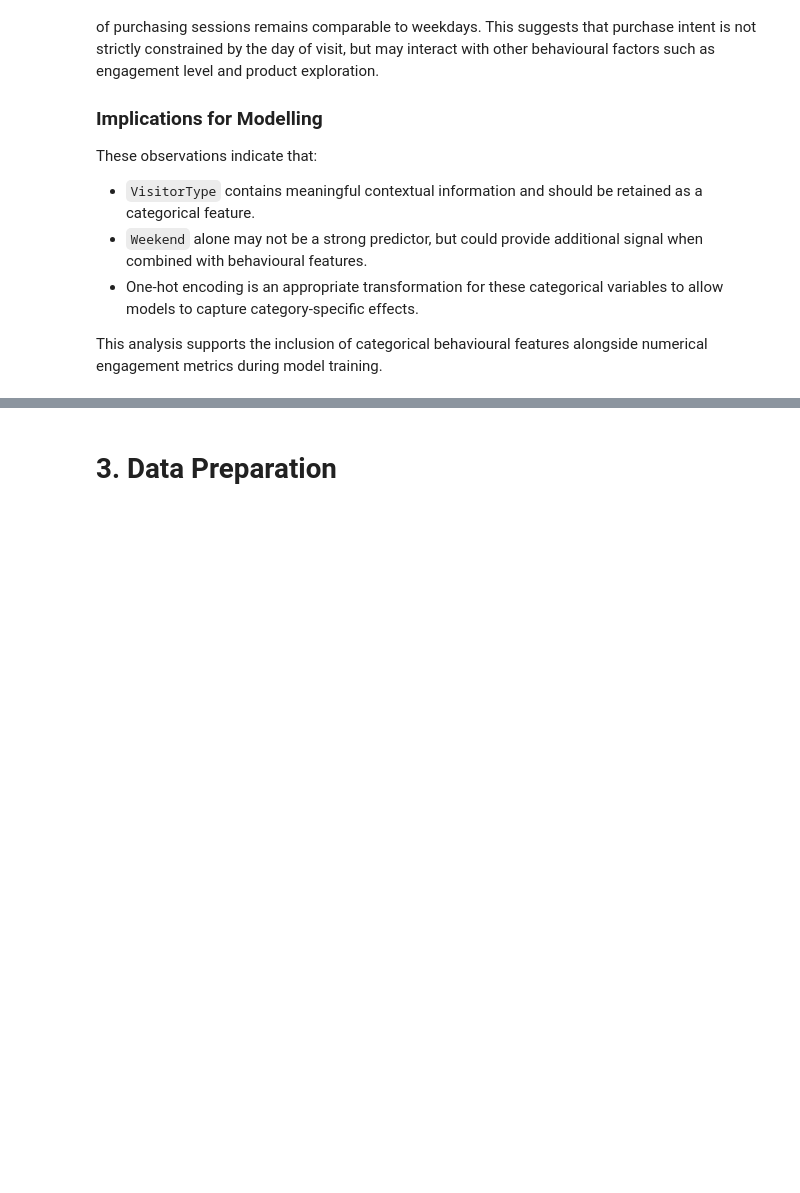
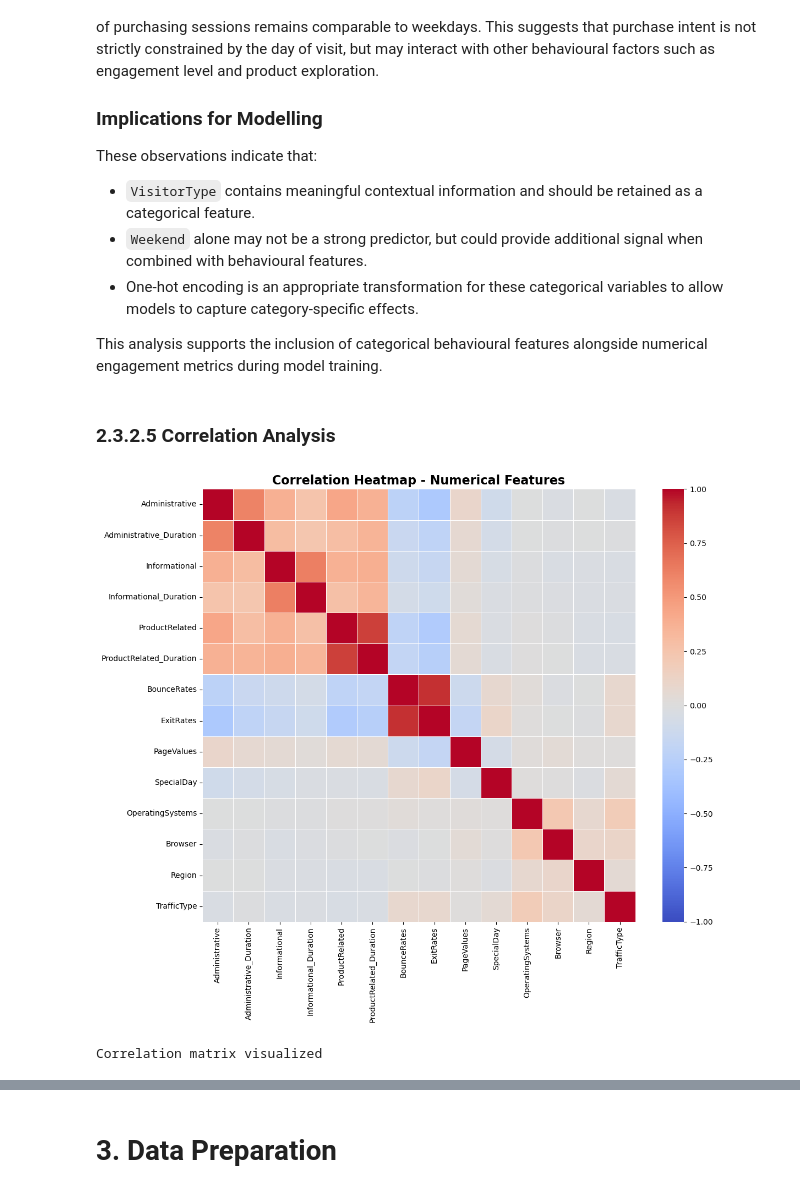
Before and after one commit to honglongg/MLDP-Project-Code, a Jupyter notebook: onlineshoppingpurchasingintention.ipynb, the cells around one changed output, grey strips where cells are left out. Saved outputs shown, nothing was run; the diff lists cells and outputs as text; code cells hidden in the pictures; blank space fills up the shorter version.

```diff
--- a/onlineshoppingpurchasingintention.ipynb
+++ b/onlineshoppingpurchasingintention.ipynb
@@ -403,3 +403,32 @@ These observations indicate that:
 - One-hot encoding is an appropriate transformation for these categorical variables to allow models to capture category-specific effects.
 
 This analysis supports the inclusion of categorical behavioural features alongside numerical engagement metrics during model training.
+# %% [markdown]
+### 2.3.2.5 Correlation Analysis
+# %%
+import seaborn as sns
+import matplotlib.pyplot as plt
+
+# Select only numerical features
+numerical_cols = df.select_dtypes(include=[np.number]).columns.tolist()
+
+# Calculate correlation matrix
+correlation_matrix = df[numerical_cols].corr()
+
+# Plot heatmap
+plt.figure(figsize=(12, 10))
+sns.heatmap(correlation_matrix,
+            annot=False,  # Don't show numbers (too cluttered)
+            cmap='coolwarm',
+            center=0,
+            vmin=-1, vmax=1,
+            square=True,
+            linewidths=0.5)
+plt.title('Correlation Heatmap - Numerical Features', fontsize=16, fontweight='bold')
+plt.tight_layout()
+plt.show()
+
+print("Correlation matrix visualized")
+# %% [output]
+[figure, added]
+Correlation matrix visualized
```
Also changed, not shown: parts of 12 cells of this notebook.
